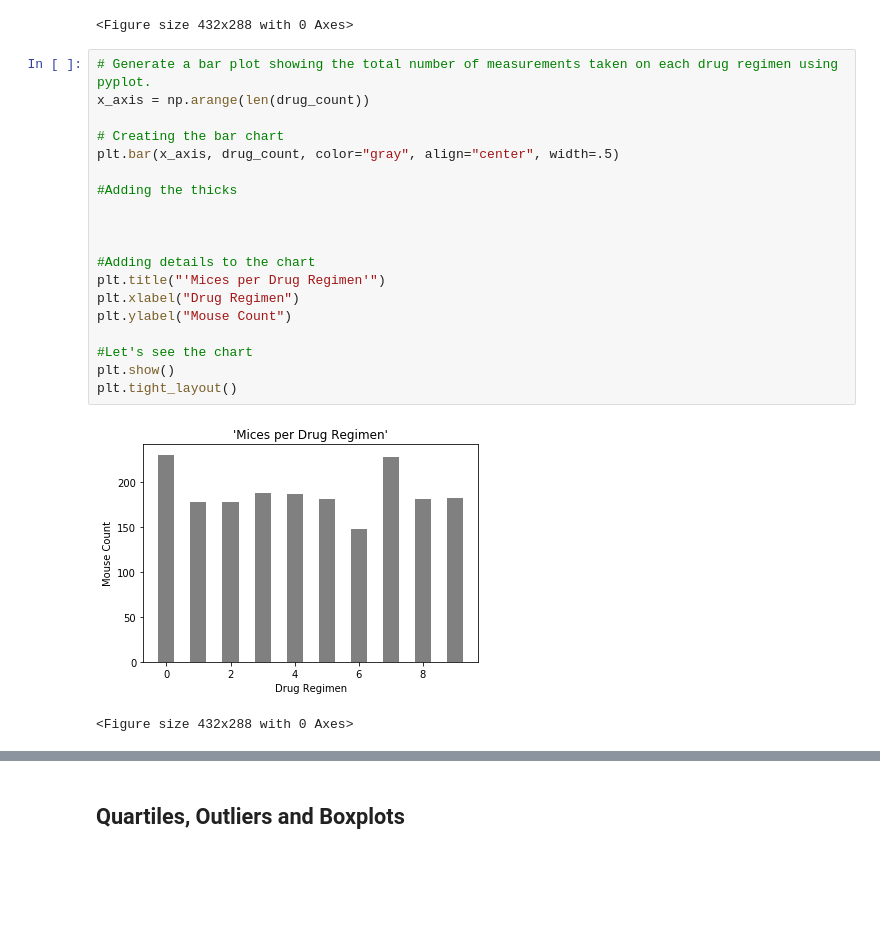
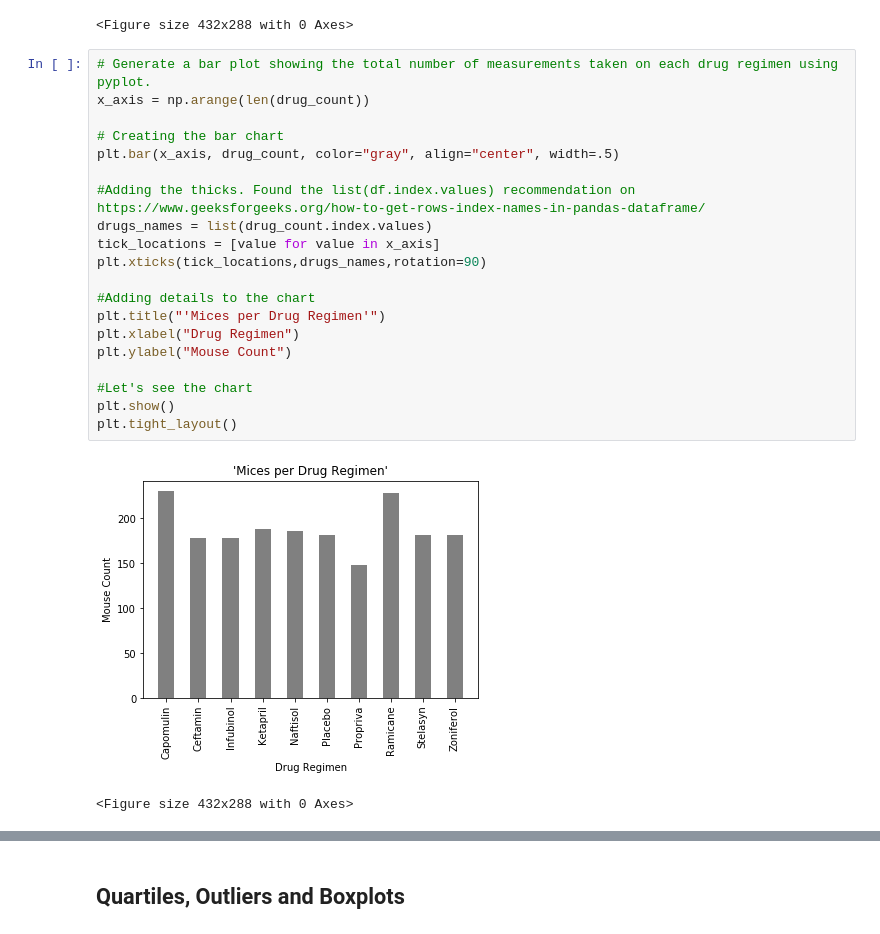
Before and after one commit to angieglass/the-power-of-plots, a Jupyter notebook: power_of_plots_homework.ipynb, the cells around one changed output, grey strips where cells are left out. Saved outputs shown, nothing was run; the diff lists cells and outputs as text; blank space fills up the shorter version.

Commit message:
Finally with the bars thicks correctly

```diff
--- a/power_of_plots_homework.ipynb
+++ b/power_of_plots_homework.ipynb
@@ -196,22 +196,23 @@ plt.tight_layout()
 # %%
 # Generate a bar plot showing the total number of measurements taken on each drug regimen using pyplot.
 x_axis = np.arange(len(drug_count))
 
 # Creating the bar chart
 plt.bar(x_axis, drug_count, color="gray", align="center", width=.5)
 
-#Adding the thicks
-
-
+#Adding the thicks. Found the list(df.index.values) recommendation on https://www.geeksforgeeks.org/how-to-get-rows-index-names-in-pandas-dataframe/
+drugs_names = list(drug_count.index.values)
+tick_locations = [value for value in x_axis]
+plt.xticks(tick_locations,drugs_names,rotation=90)
 
 #Adding details to the chart
 plt.title("'Mices per Drug Regimen'")
 plt.xlabel("Drug Regimen")
 plt.ylabel("Mouse Count")
 
 #Let's see the chart
 plt.show()
 plt.tight_layout()
 # %% [output]
-[figure, old version]
+[figure, new version]
 <Figure size 432x288 with 0 Axes>
```
Also changed, not shown: parts of 3 cells of this notebook.
